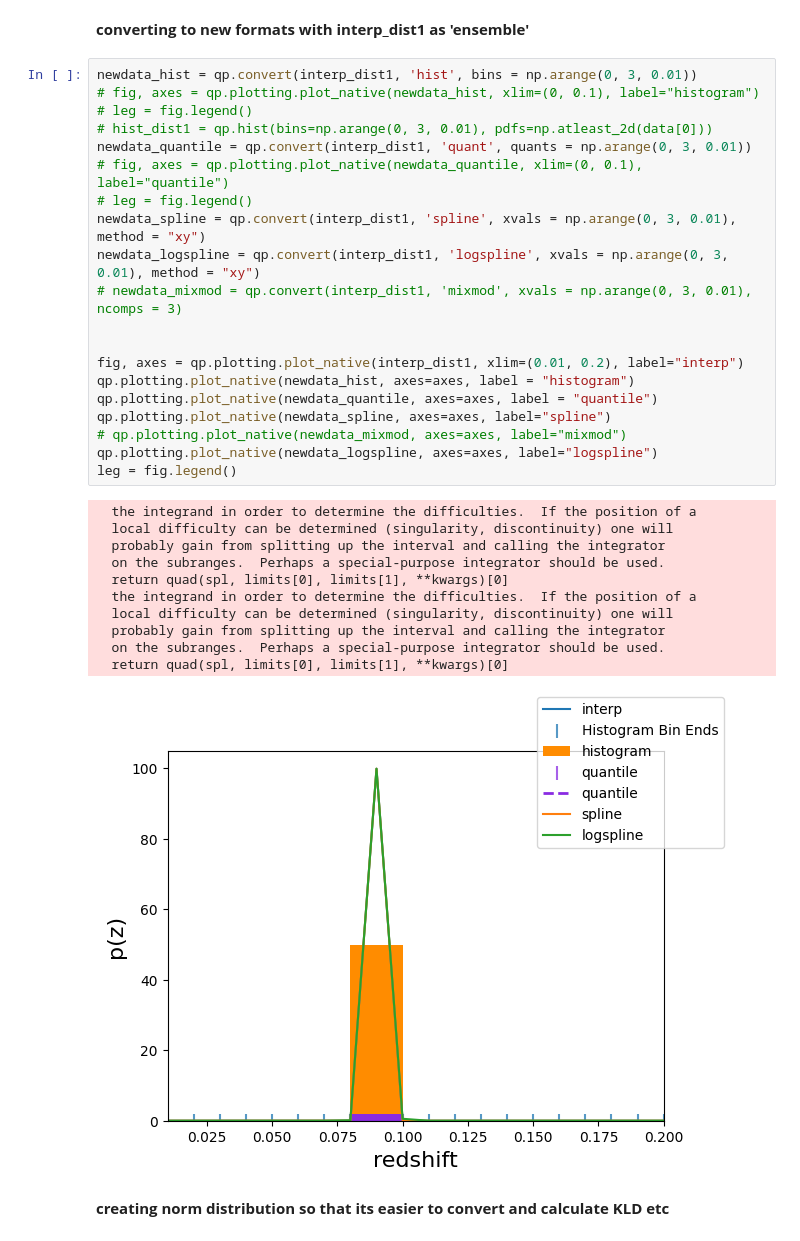
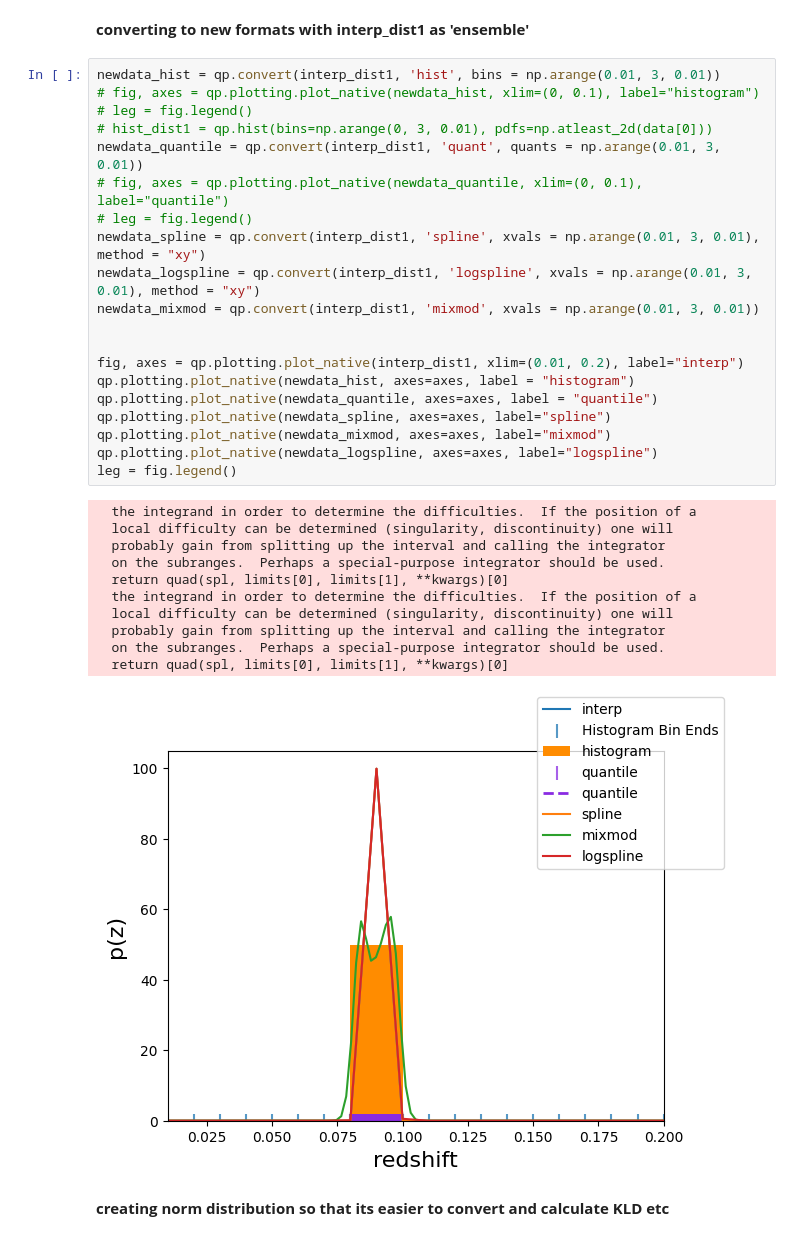
Before and after one commit to chadschafer/qp, a Jupyter notebook: nb/spline_try_copy.ipynb, the cells around one changed output. Drawn from its saved outputs; the diff is of its cells as text.

```diff
--- a/nb/spline_try_copy.ipynb
+++ b/nb/spline_try_copy.ipynb
@@ -2230,37 +2230,37 @@ The input and output shapes are: (299,) (1000, 299)
 # %% [markdown]
 **converting to new formats with interp_dist1 as 'ensemble'**
 # %%
-newdata_hist = qp.convert(interp_dist1, 'hist', bins = np.arange(0, 3, 0.01))
+newdata_hist = qp.convert(interp_dist1, 'hist', bins = np.arange(0.01, 3, 0.01))
 # fig, axes = qp.plotting.plot_native(newdata_hist, xlim=(0, 0.1), label="histogram")
 # leg = fig.legend()
 # hist_dist1 = qp.hist(bins=np.arange(0, 3, 0.01), pdfs=np.atleast_2d(data[0]))
-newdata_quantile = qp.convert(interp_dist1, 'quant', quants = np.arange(0, 3, 0.01))
+newdata_quantile = qp.convert(interp_dist1, 'quant', quants = np.arange(0.01, 3, 0.01))
 # fig, axes = qp.plotting.plot_native(newdata_quantile, xlim=(0, 0.1), label="quantile")
 # leg = fig.legend()
-newdata_spline = qp.convert(interp_dist1, 'spline', xvals = np.arange(0, 3, 0.01), method = "xy")
-newdata_logspline = qp.convert(interp_dist1, 'logspline', xvals = np.arange(0, 3, 0.01), method = "xy")
-# newdata_mixmod = qp.convert(interp_dist1, 'mixmod', xvals = np.arange(0, 3, 0.01), ncomps = 3)
+newdata_spline = qp.convert(interp_dist1, 'spline', xvals = np.arange(0.01, 3, 0.01), method = "xy")
+newdata_logspline = qp.convert(interp_dist1, 'logspline', xvals = np.arange(0.01, 3, 0.01), method = "xy")
+newdata_mixmod = qp.convert(interp_dist1, 'mixmod', xvals = np.arange(0.01, 3, 0.01))
 
 
 fig, axes = qp.plotting.plot_native(interp_dist1, xlim=(0.01, 0.2), label="interp")
 qp.plotting.plot_native(newdata_hist, axes=axes, label = "histogram")
 qp.plotting.plot_native(newdata_quantile, axes=axes, label = "quantile")
 qp.plotting.plot_native(newdata_spline, axes=axes, label="spline")
-# qp.plotting.plot_native(newdata_mixmod, axes=axes, label="mixmod")
+qp.plotting.plot_native(newdata_mixmod, axes=axes, label="mixmod")
 qp.plotting.plot_native(newdata_logspline, axes=axes, label="logspline")
 leg = fig.legend()
 # %% [output]
   the integrand in order to determine the difficulties.  If the position of a
   local difficulty can be determined (singularity, discontinuity) one will
   probably gain from splitting up the interval and calling the integrator
   on the subranges.  Perhaps a special-purpose integrator should be used.
   return quad(spl, limits[0], limits[1], **kwargs)[0]
   the integrand in order to determine the difficulties.  If the position of a
   local difficulty can be determined (singularity, discontinuity) one will
   probably gain from splitting up the interval and calling the integrator
   on the subranges.  Perhaps a special-purpose integrator should be used.
   return quad(spl, limits[0], limits[1], **kwargs)[0]
-[figure, old version]
+[figure, new version]
 # %% [markdown]
 **creating norm distribution so that its easier to convert and calculate KLD etc**
 # %%
```
Also changed, not shown: parts of 2 cells of this notebook.
